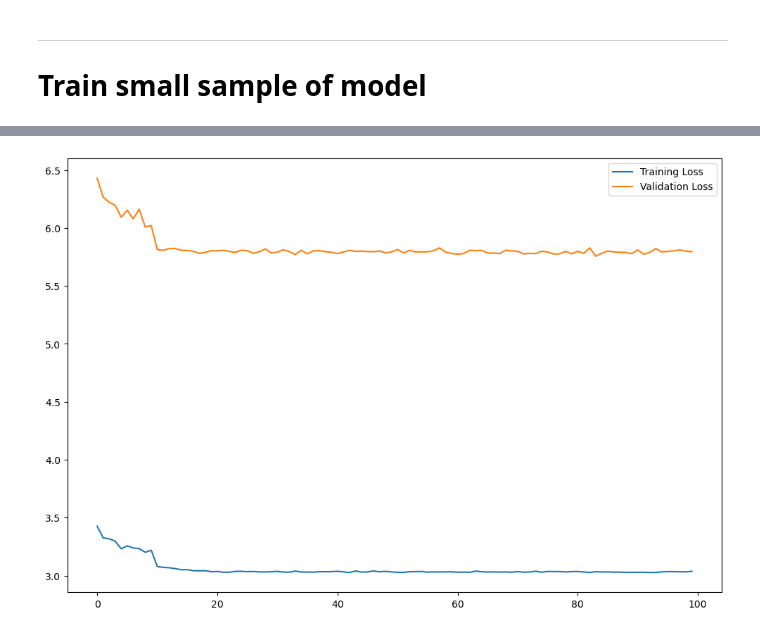
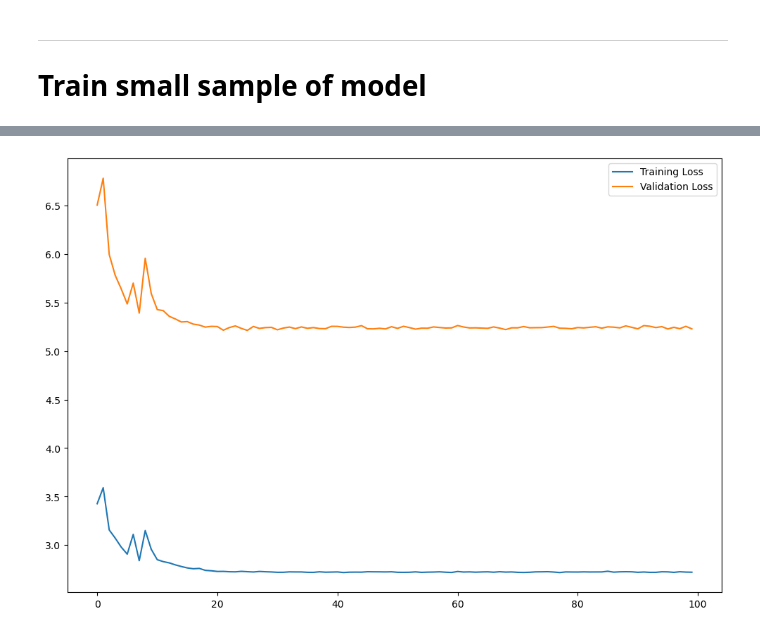
Before and after one commit to pmedare/synthesis-project-II, a Jupyter notebook: Pol/AEpproach/prior.ipynb, the cells around one changed output, grey strips where cells are left out. Drawn from its saved outputs; the diff is of its cells as text; code cells hidden in the pictures.

Commit message:
second try AE

```diff
--- a/Pol/AEpproach/prior.ipynb
+++ b/Pol/AEpproach/prior.ipynb
@@ -164,7 +164,9 @@ class Autoencoder(nn.Module):
     def __init__(self):
         super(Autoencoder, self).__init__()
         self.encoder = nn.Sequential(
-            nn.Linear(65, 32),
+            nn.Linear(65, 48),
+            nn.LeakyReLU(),
+            nn.Linear(48, 32),
             nn.LeakyReLU(),
             nn.Linear(32, 16),
             nn.LeakyReLU()
@@ -172,8 +174,10 @@ class Autoencoder(nn.Module):
         self.decoder = nn.Sequential(
             nn.Linear(16, 32),
             nn.LeakyReLU(),
-            nn.Linear(32, 65),
-            nn.LeakyReLU()  # Output between 0 and 1
+            nn.Linear(32, 48),
+            nn.LeakyReLU(),
+            nn.Linear(48, 65),
+            nn.LeakyReLU()
         )
 
     def forward(self, in_features):
@@ -222,23 +226,23 @@ def validate(model, criterion, val_loader, device):
 # %% [markdown]
 ### Create function to do both
 # %%
-def train_and_val(model, criterion, optimizer, scheduler, train_loader, val_loader, epochs, device='cuda'):
-    history = []
+def train_and_val(model, criterion, optimizer, scheduler, train_loader, val_loader, epochs, device='cuda', name='AE_loss'):
+    losses = []
     for epoch in range(1, epochs+1):
         train_loss = train(model, criterion, optimizer, train_loader, device)
         val_loss = validate(model, criterion, val_loader, device)
         scheduler.step()
         if epoch%100==0:
             print(f'Epoch: {epoch}, Training Loss: {train_loss}, Validation Loss: {val_loss}\n')
-            history.append([train_loss, val_loss])
+            losses.append([train_loss, val_loss])
     # plot the evolving loss
     plt.figure(figsize=(12, 8))
-    plt.plot([i[0] for i in history], label='Training Loss')
-    plt.plot([i[1] for i in history], label='Validation Loss')
+    plt.plot([i[0] for i in losses], label='Training Loss')
+    plt.plot([i[1] for i in losses], label='Validation Loss')
     plt.legend()
-    plt.savefig('models/AE_loss_firstRUN.png')
+    plt.savefig('models/' + str(name) + '.png')
     plt.show()
-    return history
+    return losses
 # %% [markdown]
 ---
 
@@ -250,8 +254,8 @@ optimizer = torch.optim.Adam(model.parameters(), lr=0.03)
 scheduler = torch.optim.lr_scheduler.StepLR(optimizer, step_size=1000, gamma=0.05)
 
 device = torch.device('cuda' if torch.cuda.is_available() else 'cpu')
-history = train_and_val(model, criterion, optimizer, scheduler, train_loader, val_loader, epochs=10000, device=device)
+losses = train_and_val(model, criterion, optimizer, scheduler, train_loader, val_loader, epochs=10000, device=device, name='Autoencoder_secondRUN')
 
 # Save the model
-torch.save(model.state_dict(), 'models/Autoencoder_firstRUN.pth')
+torch.save(model.state_dict(), 'models/Autoencoder_secondRUN.pth')
 # %% [output]
@@ -275 +279 @@ Epoch: 10000, Training Loss: 3.0361428558826447, Validation Loss: 5.794763267040
-[figure, old version]
+[figure, new version]
```
Also changed, not shown: parts of 1 cell of this notebook, 2 other files.
